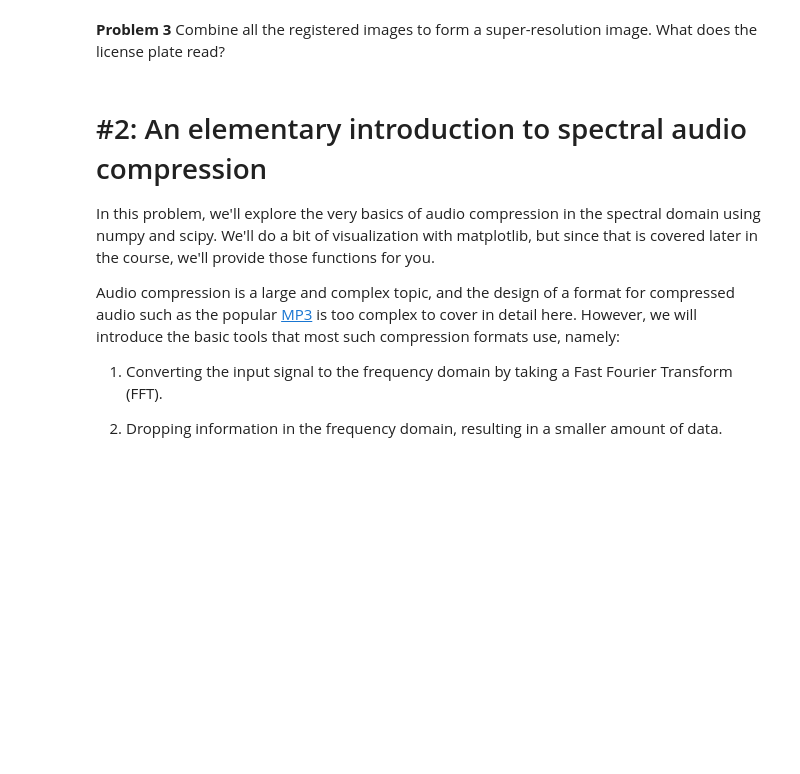
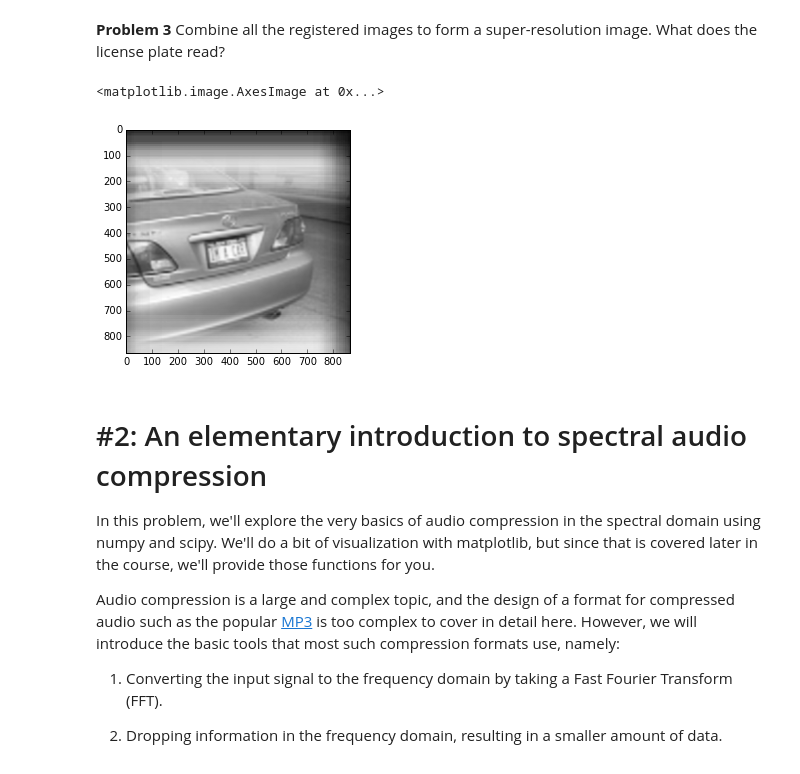
Before and after one commit to cyivy1992/AY250-homeworks, a Jupyter notebook: hw_1/hw_1_assignment.ipynb, the cells around one changed output. Cells and saved outputs as stored; diff of their text form; code cells hidden in the pictures; blank space fills up the shorter version.

```diff
--- a/hw_1/hw_1_assignment.ipynb
+++ b/hw_1/hw_1_assignment.ipynb
@@ -105,0 +114,31 @@ for root, dirnames, filenames in os.walk("data"):
+# %%
+# find the offsets of each frame with respect to the first frame
+# most part of the images are irrelevant to identifying the plate
+def threshold(im):
+    tmp = im.copy()
+    tmp[:150,:] = 0
+    tmp[715:,:] = 0
+    tmp[:,:150] = 0
+    tmp[:,715:] = 0
+    tmp[tmp >= np.percentile(tmp[150:715,100:715].ravel(), 95)] = 300
+    tmp[tmp <= np.percentile(tmp[150:715,150:715].ravel(), 70)] = 0
+    return tmp
+# my reference: http://stackoverflow.com/questions/24768222/how-to-detect-a-shift-between-images
+def offset(im1, im2):
+    # thresholding the images, otherwise the peak is always at the center
+    im1_thresholded = threshold(im1)
+    im2_thresholded = threshold(im2)
+    corr = signal.fftconvolve(im1_thresholded, im2_thresholded[::-1, ::-1], mode = 'full')
+    # find the index of the highest correlation
+    idx = np.unravel_index(np.argmax(np.abs(corr)), corr.shape)
+    # Compute the offset
+    origin = np.array(corr.shape)/2  # the center of a image
+    offset = origin - idx
+    return offset
+
+offsets = np.empty((len(images_resized), 2))
+for i, image in enumerate(images_resized):
+    offsets[i] = offset(image, images_resized[0])
+
+np.set_printoptions(formatter={'float': lambda x: "{0:0.2f}".format(x)})
+print(offsets)
@@ -106,7 +163,18 @@ for root, dirnames, filenames in os.walk("data"):
 # %% [markdown]
 **Problem 2** Shift each image to register the frames to the original (expanded in size) frame. You should, in general, be shifting by subpixel offsets. You might want to look at `scipy.ndimage.interpolation.shift`
+# %%
+images_shifted = []
+for i, (image, shift) in enumerate(zip(images_resized, offsets)):
+    tmp = sp.ndimage.interpolation.shift(image, shift)
+    images_shifted.append(tmp)
 # %% [markdown]
 **Problem 3** Combine all the registered images to form a super-resolution image. What does the license plate read?
+# %%
+image_combined = np.mean(images_shifted, axis = 0) # equivalent as adding together
+plt.imshow(image_combined, cmap=plt.cm.gray)
+# %% [output]
+<matplotlib.image.AxesImage at 0x...>
+[figure, added]
 # %% [markdown]
 # #2: An elementary introduction to spectral audio compression
 
```
Also changed, not shown: parts of 13 cells of this notebook.
